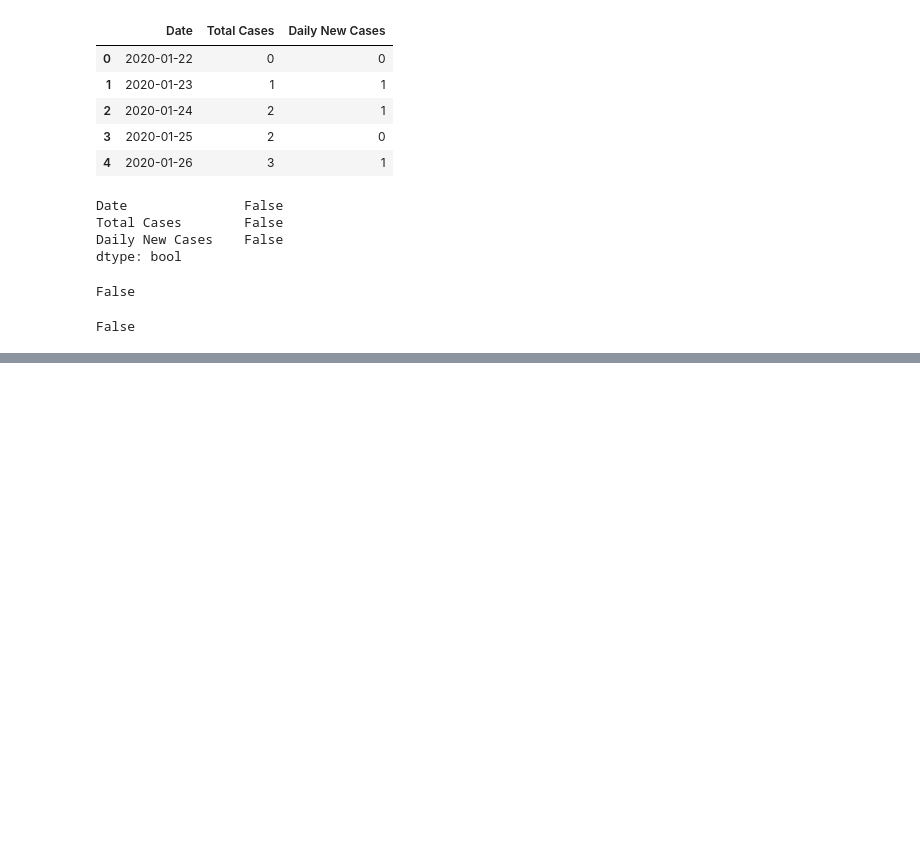
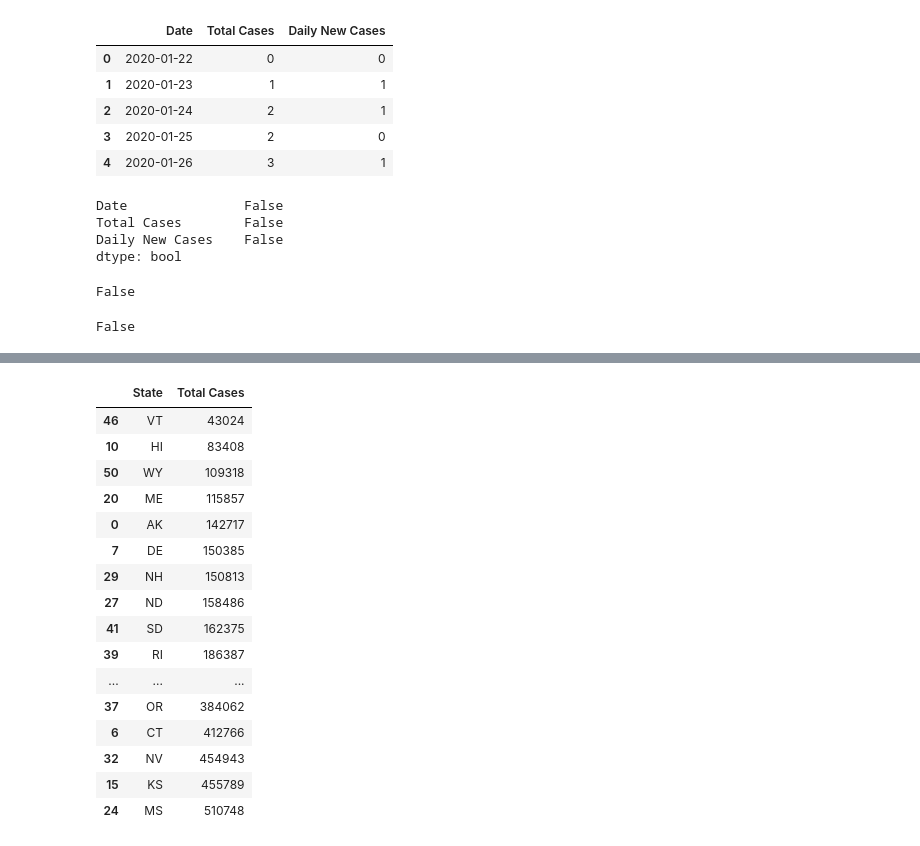
Before and after one commit to ShantanuKamath/IDSFinalProject, a Jupyter notebook: Nidhi Covid Cases Analysis.ipynb, the cells around one changed output, grey strips where cells are left out. Drawn from its saved outputs; the diff is of its cells as text; code cells hidden in the pictures; blank space fills up the shorter version.

```diff
--- a/Nidhi Covid Cases Analysis.ipynb
+++ b/Nidhi Covid Cases Analysis.ipynb
@@ -65,0 +83,2 @@ state_df.groupby(['Date']).count()
+# %%
+state_df=state_df[~state_df['State'].isin(['AS', 'GU', 'PR', 'VI', 'DC', 'FSM','MP', 'PW', 'RMI'])]
@@ -262,0 +141,23 @@ VBox(children=(Dropdown(description='Primary State:', index=10, options=('AK', '
+# %%
+state_cumulative = state_df.groupby(['State']).agg({'Daily New Cases':'sum'}).reset_index()
+state_cumulative = state_cumulative.rename(columns={"Daily New Cases": "Total Cases"})
+state_cumulative.sort_values('Total Cases', axis=0, ascending=True, inplace=True)
+state_cumulative.head(20)
+# %% [output]
+|  | State | Total Cases |
+| 46 | VT | 43024 |
+| 10 | HI | 83408 |
+| 50 | WY | 109318 |
+| 20 | ME | 115857 |
+| 0 | AK | 142717 |
+| 7 | DE | 150385 |
+| 29 | NH | 150813 |
+| 27 | ND | 158486 |
+| 41 | SD | 162375 |
+| 39 | RI | 186387 |
+| ... | ... | ... |
+| 37 | OR | 384062 |
+| 6 | CT | 412766 |
+| 32 | NV | 454943 |
+| 15 | KS | 455789 |
+| 24 | MS | 510748 |
```
Also changed, not shown: parts of 29 cells of this notebook, 1 other file.
